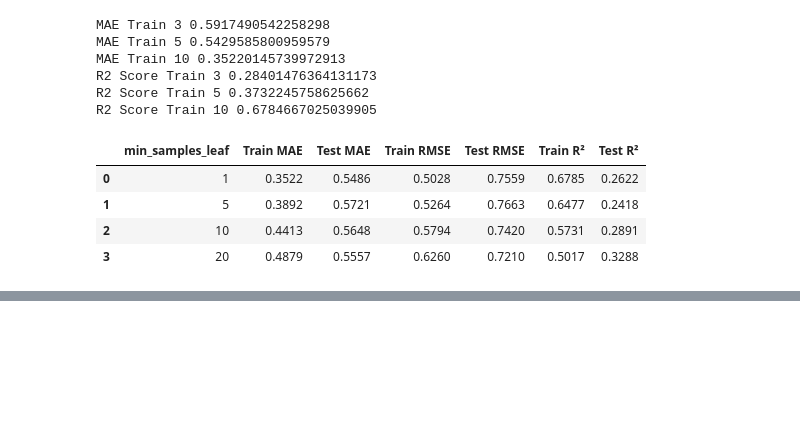
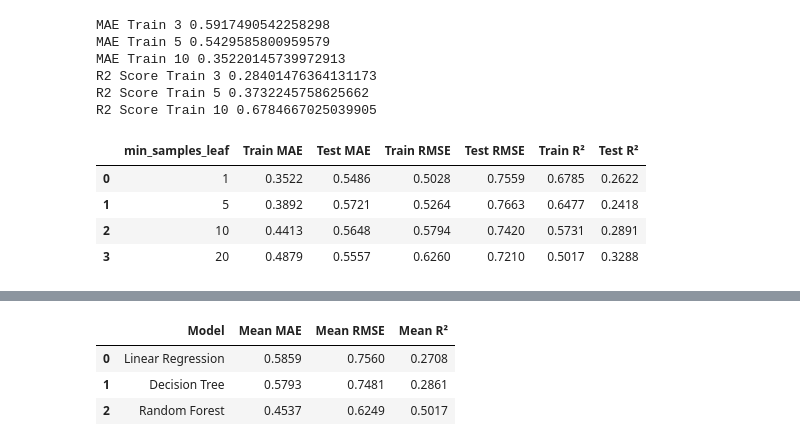
Before and after one commit to amanullah-ops/wine-quality-prediction, a Jupyter notebook: notebooks/01_data_inspection.ipynb, the cells around one changed output, grey strips where cells are left out. Cells and saved outputs as stored; diff of their text form; code cells hidden in the pictures; blank space fills up the shorter version.

```diff
--- a/notebooks/01_data_inspection.ipynb
+++ b/notebooks/01_data_inspection.ipynb
@@ -414,0 +614,6 @@ display(results_df.round(4))
+# %%
+kfold = KFold(
+    n_splits=5,
+    shuffle=True,
+    random_state=42
+)
@@ -414,0 +684,37 @@ display(results_df.round(4))
+# %%
+from sklearn.model_selection import cross_validate
+
+scoring = {
+    "mae": "neg_mean_absolute_error",
+    "rmse": "neg_root_mean_squared_error",
+    "r2": "r2"
+}
+
+final_cv_results = []
+
+for name, model in models.items():
+
+    scores = cross_validate(
+        model,
+        X_train,
+        y_train,
+        cv=kfold,
+        scoring=scoring,
+        n_jobs=-1
+    )
+
+    final_cv_results.append({
+        "Model": name,
+        "Mean MAE": -scores["test_mae"].mean(),
+        "Mean RMSE": -scores["test_rmse"].mean(),
+        "Mean R²": scores["test_r2"].mean()
+    })
+
+final_cv_df = pd.DataFrame(final_cv_results)
+
+display(final_cv_df.round(4))
+# %% [output]
+|  | Model | Mean MAE | Mean RMSE | Mean R² |
+| 0 | Linear Regression | 0.5859 | 0.7560 | 0.2708 |
+| 1 | Decision Tree | 0.5793 | 0.7481 | 0.2861 |
+| 2 | Random Forest | 0.4537 | 0.6249 | 0.5017 |
```
Also changed, not shown: parts of 15 cells of this notebook.
